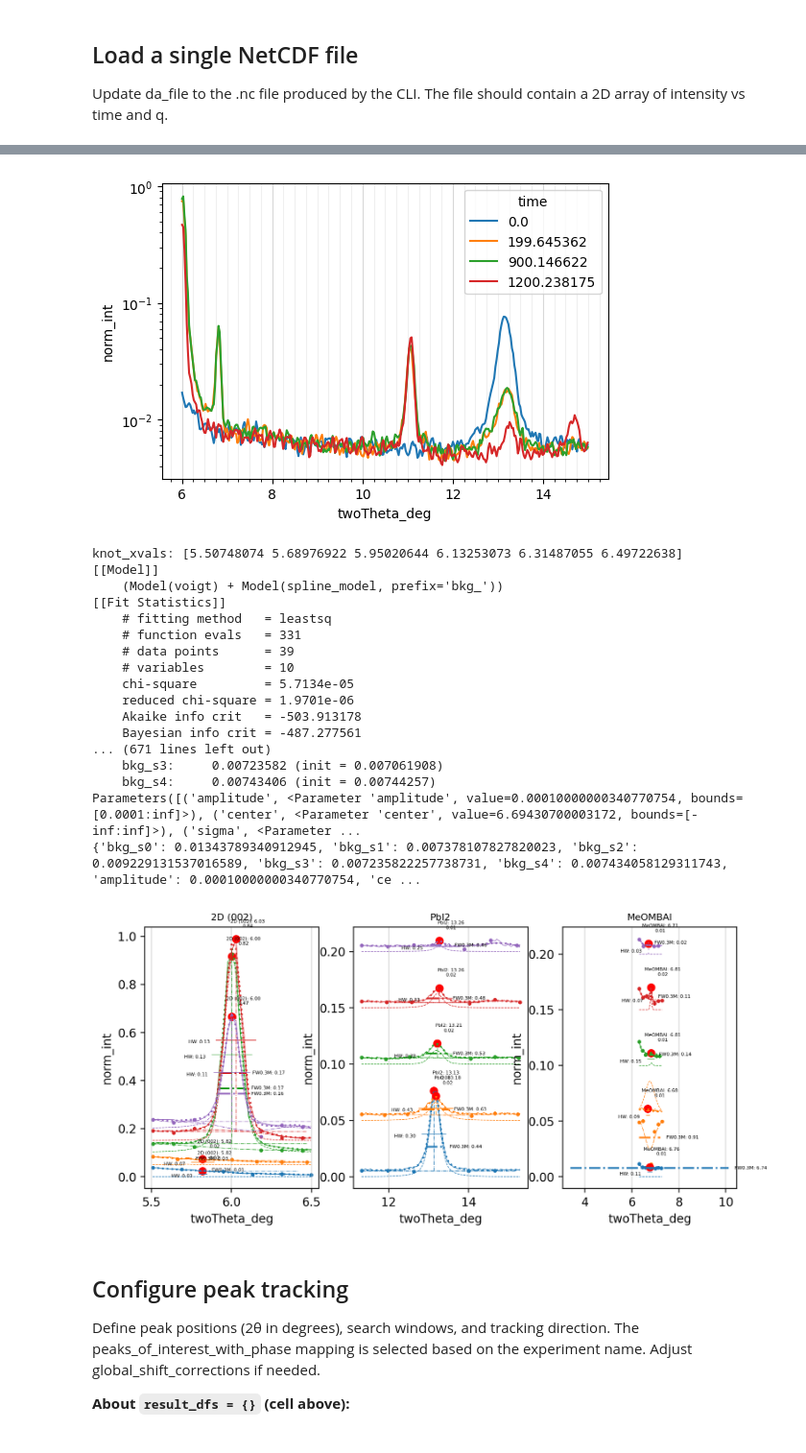
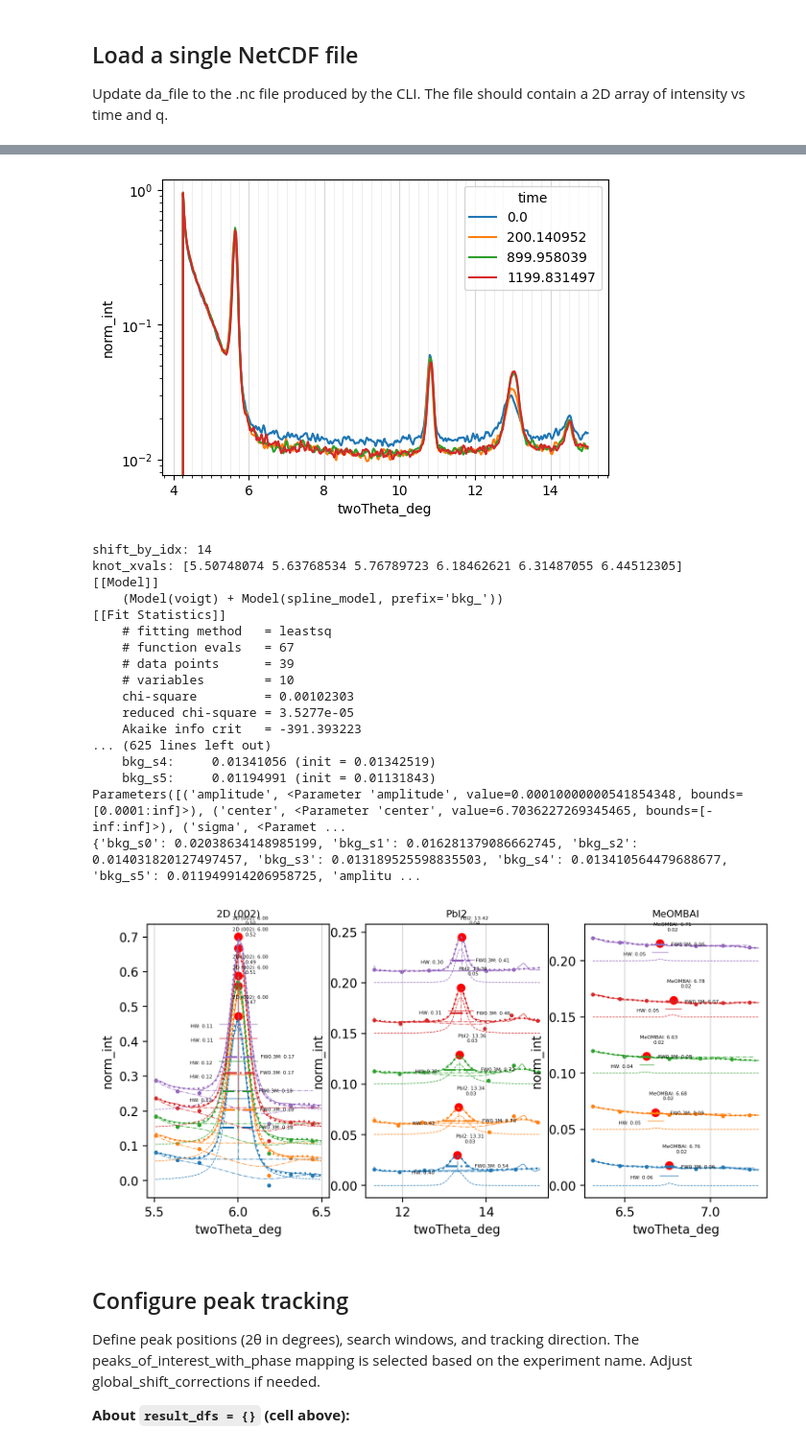
Before and after one commit to yyrliu/als-xrd-12-3-2, a Jupyter notebook: peak_int_single_file.ipynb, the cells around one changed output, grey strips where cells are left out. Shown at 96% size. Saved outputs shown, nothing was run; the diff lists cells and outputs as text; code cells hidden in the pictures.

```diff
--- a/peak_int_single_file.ipynb
+++ b/peak_int_single_file.ipynb
@@ -38,7 +38,7 @@ from analysis import process_time_series_by_peak
 
 Update da_file to the .nc file produced by the CLI. The file should contain a 2D array of intensity vs time and q.
 # %%
-da_file = Path(r"G:\Shared drives\Sutter-Fella Lab\ALS_Beamtimes\2026\Yi-Ru_Feb2026\processed\MeOMBAI_0M5_2 004912 Images.nc")
+da_file = Path(r"G:\Shared drives\Sutter-Fella Lab\ALS_Beamtimes\2026\Yi-Ru_Feb2026\processed\MeOMBAI_120c_aging_1 004868 Images.nc")
 
 da = xr.open_dataarray(da_file)
 da
@@ -68,7 +68,7 @@ fig, ax = plt.subplots(figsize=(6,4))
 ds['norm_int']\
     .shift(twoTheta_deg=0)\
     .sel(time=[0, 200, 900, 1200], method='nearest')\
-    .sel(twoTheta_deg=slice(6, 15))\
+    .sel(twoTheta_deg=slice(None, 15))\
     .plot.line(x="twoTheta_deg", ax=ax)
 
 # ax.set_ylim(None, 0.5)
@@ -78,7 +78,7 @@ ax.xaxis.set_minor_locator(plt.MultipleLocator(0.25))
 ax.grid(True, which='major', axis='x', linestyle='-', alpha=0.5)
 ax.grid(True, which='minor', axis='x', linestyle='-', alpha=0.2)
 # %% [output]
-[figure, old version]
+[figure, new version]
 # %%
 %load_ext autoreload
 %autoreload 2
@@ -122,9 +122,17 @@ axes = axes.flatten() if len(peaks) > 1 else [axes]
 
 times = [0, 60, 120, 1000, 1200]
 
+ds_shifted = ds.sel(twoTheta_deg=slice(4.5, 27))
+
+delta_twoTheta_deg = (ds.twoTheta_deg.values[-1] - ds.twoTheta_deg.values[0]) / (len(ds.twoTheta_deg) - 1)
+shift_by_idx = int(0.4//delta_twoTheta_deg)
+print(f"shift_by_idx: {shift_by_idx}")
+ds_shifted = ds_shifted.shift(twoTheta_deg=shift_by_idx)
+
 for i, (expected_cen, width, phase, label) in enumerate(peaks):
 
-    ds_partial = ds['norm_int'].sel(twoTheta_deg=slice(expected_cen-width, expected_cen+width)).sel(time=times, method='nearest')
+
+    ds_partial = ds_shifted['norm_int'].sel(twoTheta_deg=slice(expected_cen-width, expected_cen+width)).sel(time=times, method='nearest')
     # ds_partial = ds['norm_int'].sel(time=times, method='nearest')
 
     fit_res = []
@@ -223,45 +231,45 @@ for i, (expected_cen, width, phase, label) in enumerate(peaks):
         cen = out.best_values['center']
         fw3h_y = da_bg.sel(twoTheta_deg=cen, method='nearest') + 0.3 * out.params['height'] + offest
 
         axes[i].hlines(fw3h_y, cen - fw3h/2, cen + fw3h/2, color=linecolor, linestyle='-.')
         axes[i].annotate(f"FW0.3M: {fw3h:.2f}", xy=(cen + fw3h/2, fw3h_y),
                          xytext=(5, 0), textcoords='offset points', ha='left', va="center", fontsize=4)
 
     axes[i].set_title(f"{label}", fontsize=8)
     # print(f"Peak: {label}")
     # # t, amp, cen, sigma, gamma, slope, offset
     # for t, amp_fit, cen_fit, sigma_fit, gamma_fit, _, offset_fit, fwhm, fw10m in fit_res:
     #     print(f"Time: {t:>4.0f} s, Amplitude: {amp_fit:.2f}, Center: {cen_fit:.2f}, Sigma: {sigma_fit:.2f}, Gamma: {gamma_fit:.2f}, Offset: {offset_fit:.2f}, FWHM: {fwhm:.2f}, FW10M: {fw10m:.2f}")
 
 
 for ax in axes:
     # ax.set_ylim(0, 1.0)
     # use minor ticks for x-axis
     # ax.xaxis.set_minor_locator(plt.MultipleLocator(0.1))
     ax.grid(True, which='major', axis='x', linestyle='-', alpha=0.5)
     ax.grid(True, which='minor', axis='x', linestyle='-', alpha=0.2)
 
 print(out.params)
 print(out.best_values)
 # %% [output]
-knot_xvals: [5.50748074 5.68976922 5.95020644 6.13253073 6.31487055 6.49722638]
+shift_by_idx: 14
+knot_xvals: [5.50748074 5.63768534 5.76789723 6.18462621 6.31487055 6.44512305]
 [[Model]]
     (Model(voigt) + Model(spline_model, prefix='bkg_'))
 [[Fit Statistics]]
     # fitting method   = leastsq
-    # function evals   = 331
+    # function evals   = 67
     # data points      = 39
     # variables        = 10
-    chi-square         = 5.7134e-05
-    reduced chi-square = 1.9701e-06
-    Akaike info crit   = -503.913178
-    Bayesian info crit = -487.277561
-... (671 lines left out)
-    bkg_s3:     0.00723582 (init = 0.007061908)
-    bkg_s4:     0.00743406 (init = 0.00744257)
-Parameters([('amplitude', <Parameter 'amplitude', value=0.00010000000340770754, bounds=[0.0001:inf]>), ('center', <Parameter 'center', value=6.69430700003172, bounds=[-inf:inf]>), ('sigma', <Parameter ...
-{'bkg_s0': 0.01343789340912945, 'bkg_s1': 0.007378107827820023, 'bkg_s2': 0.009229131537016589, 'bkg_s3': 0.007235822257738731, 'bkg_s4': 0.007434058129311743, 'amplitude': 0.00010000000340770754, 'ce ...
+    chi-square         = 0.00102303
+    reduced chi-square = 3.5277e-05
+    Akaike info crit   = -391.393223
+... (625 lines left out)
+    bkg_s4:     0.01341056 (init = 0.01342519)
+    bkg_s5:     0.01194991 (init = 0.01131843)
+Parameters([('amplitude', <Parameter 'amplitude', value=0.00010000000541854348, bounds=[0.0001:inf]>), ('center', <Parameter 'center', value=6.7036227269345465, bounds=[-inf:inf]>), ('sigma', <Paramet ...
+{'bkg_s0': 0.02038634148985199, 'bkg_s1': 0.016281379086662745, 'bkg_s2': 0.014031820127497457, 'bkg_s3': 0.013189525598835503, 'bkg_s4': 0.013410564479688677, 'bkg_s5': 0.011949914206958725, 'amplitu ...
-[figure, old version]
+[figure, new version]
 # %%
 from analysis import process_time_series_by_peak_lmfit
 
```
Also changed, not shown: parts of 1 cell of this notebook, 2 other files.
